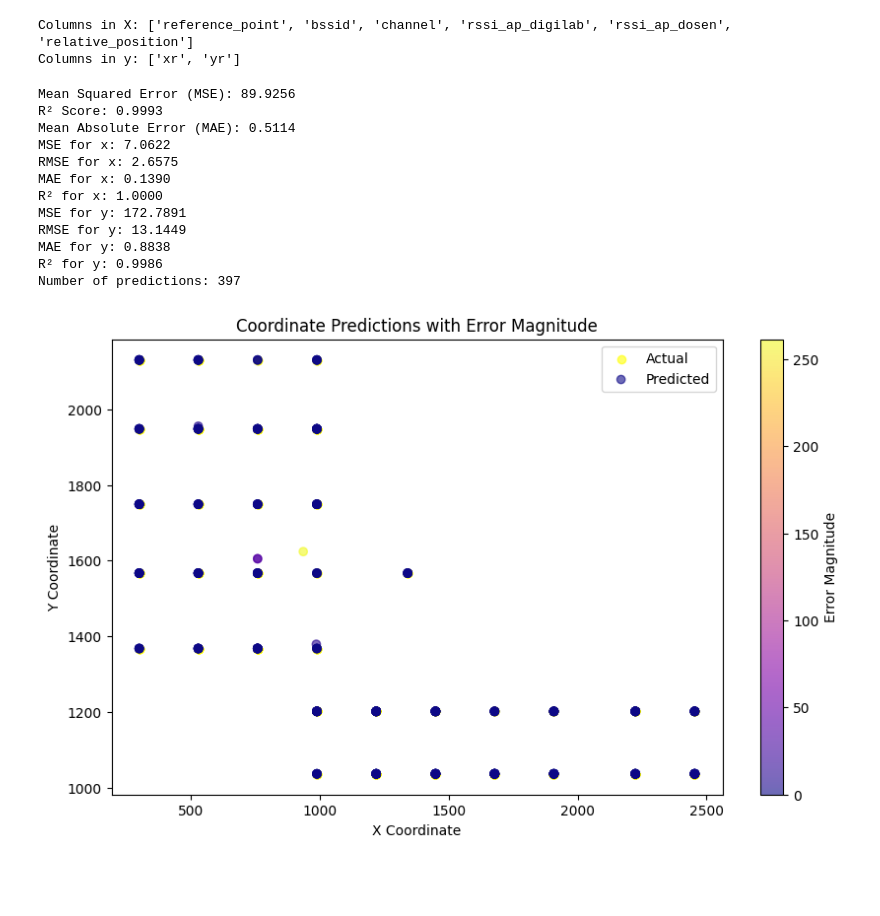
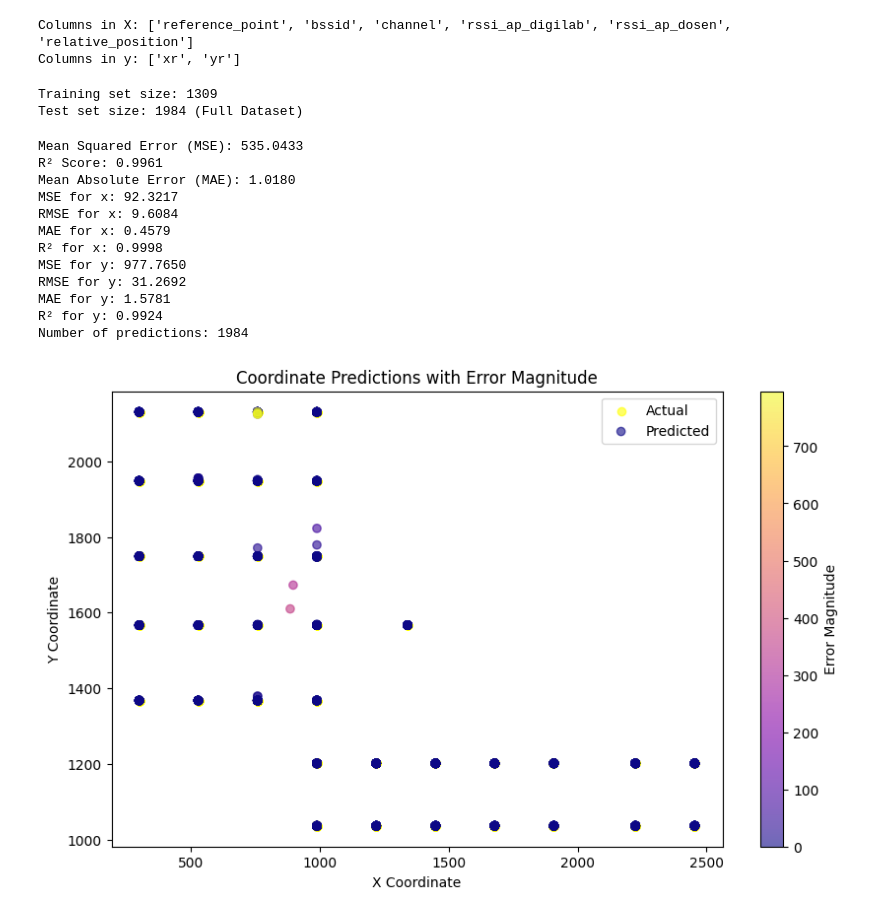
Before and after one commit to laurenchristyt/WiFi-Coverage-and-Capacity-Optimization-Access-Point-Localization-and-RSSI-Prediction-, a Jupyter notebook: location_data_prediction_rf.ipynb, the cells around one changed output. Saved outputs shown, nothing was run; the diff lists cells and outputs as text; code cells hidden in the pictures; blank space fills up the shorter version.

Commit message:
Updated Outlier Handling and New Data Entries

```diff
--- a/location_data_prediction_rf.ipynb
+++ b/location_data_prediction_rf.ipynb
@@ -417,8 +417,19 @@ import matplotlib.pyplot as plt
 # Ensure y is a numpy array
 y = np.array(y)  # Convert to numpy array if y is a pandas DataFrame or Series
 
-# Split the data into training and testing sets
-X_train, X_test, y_train, y_test = train_test_split(X, y, test_size=0.2, random_state=1)
+# Step 1: Split the dataset into 70% training, 30% remaining (not final test set)
+X_train, X_unused, y_train, y_unused = train_test_split(regression_data_scaled, y, test_size=0.25, random_state=1)
+X_train, X_val, y_train, y_val = train_test_split(X_train, y_train, test_size=0.12, random_state=1)
+
+# Step 2: Use 100% of the dataset as the test set
+X_test = regression_data_scaled  # Full dataset as test set
+y_test = y  # Full dataset labels
+
+print(f"Training set size: {X_train.shape[0]}")
+print(f"Test set size: {X_test.shape[0]} (Full Dataset)")
+# %% [output]
+Training set size: 1309
+Test set size: 1984 (Full Dataset)
 # %%
 from sklearn.ensemble import RandomForestRegressor
 from sklearn.metrics import mean_squared_error, r2_score, mean_absolute_error
@@ -428,6 +439,8 @@ import matplotlib.pyplot as plt
 # Initialize the Random Forest Regressor with a specified number of trees
 n_trees = 100  # You can adjust this based on your data for optimal performance
 rf = RandomForestRegressor(n_estimators=n_trees, random_state=42)
+
+X_train, y_train = remove_outliers_before_training(X_train, y_train, threshold=1000)
 
 # Train the model
 rf.fit(X_train, y_train)
@@ -457,43 +470,43 @@ for i, coord in enumerate(['x', 'y']):
     print(f"MSE for {coord}: {coord_mse:.4f}")
     print(f"RMSE for {coord}: {coord_rmse:.4f}")
     print(f"MAE for {coord}: {coord_mae:.4f}")
     print(f"R² for {coord}: {coord_r2:.4f}")
 
 # Calculate the error magnitude for each coordinate pair prediction
 errors = np.sqrt((y_test[:, 0] - y_pred[:, 0])**2 + (y_test[:, 1] - y_pred[:, 1])**2)
 
 print(f"Number of predictions: {len(y_pred)}")
 
 # Plotting
 plt.figure(figsize=(10, 6))
 
 # Plot actual coordinates in blue
 plt.scatter(y_test[:, 0], y_test[:, 1], c='yellow', label='Actual', alpha=0.6)
 
 # Plot predicted coordinates with color intensity representing error magnitude using 'plasma' colormap
 scatter = plt.scatter(y_pred[:, 0], y_pred[:, 1], c=errors, cmap='plasma', marker='o', label='Predicted', alpha=0.6)
 
 # Add color bar to interpret error magnitude
 cbar = plt.colorbar(scatter)
 cbar.set_label('Error Magnitude')
 
 # Labels and title
 plt.xlabel("X Coordinate")
 plt.ylabel("Y Coordinate")
 plt.title("Coordinate Predictions with Error Magnitude")
 plt.legend()
 plt.show()
 # %% [output]
-Mean Squared Error (MSE): 89.9256
-R² Score: 0.9993
-Mean Absolute Error (MAE): 0.5114
-MSE for x: 7.0622
-RMSE for x: 2.6575
-MAE for x: 0.1390
-R² for x: 1.0000
-MSE for y: 172.7891
-RMSE for y: 13.1449
-MAE for y: 0.8838
-R² for y: 0.9986
-Number of predictions: 397
+Mean Squared Error (MSE): 535.0433
+R² Score: 0.9961
+Mean Absolute Error (MAE): 1.0180
+MSE for x: 92.3217
+RMSE for x: 9.6084
+MAE for x: 0.4579
+R² for x: 0.9998
+MSE for y: 977.7650
+RMSE for y: 31.2692
+MAE for y: 1.5781
+R² for y: 0.9924
+Number of predictions: 1984
-[figure, old version]
+[figure, new version]
```
Also changed, not shown: 14 other files.
